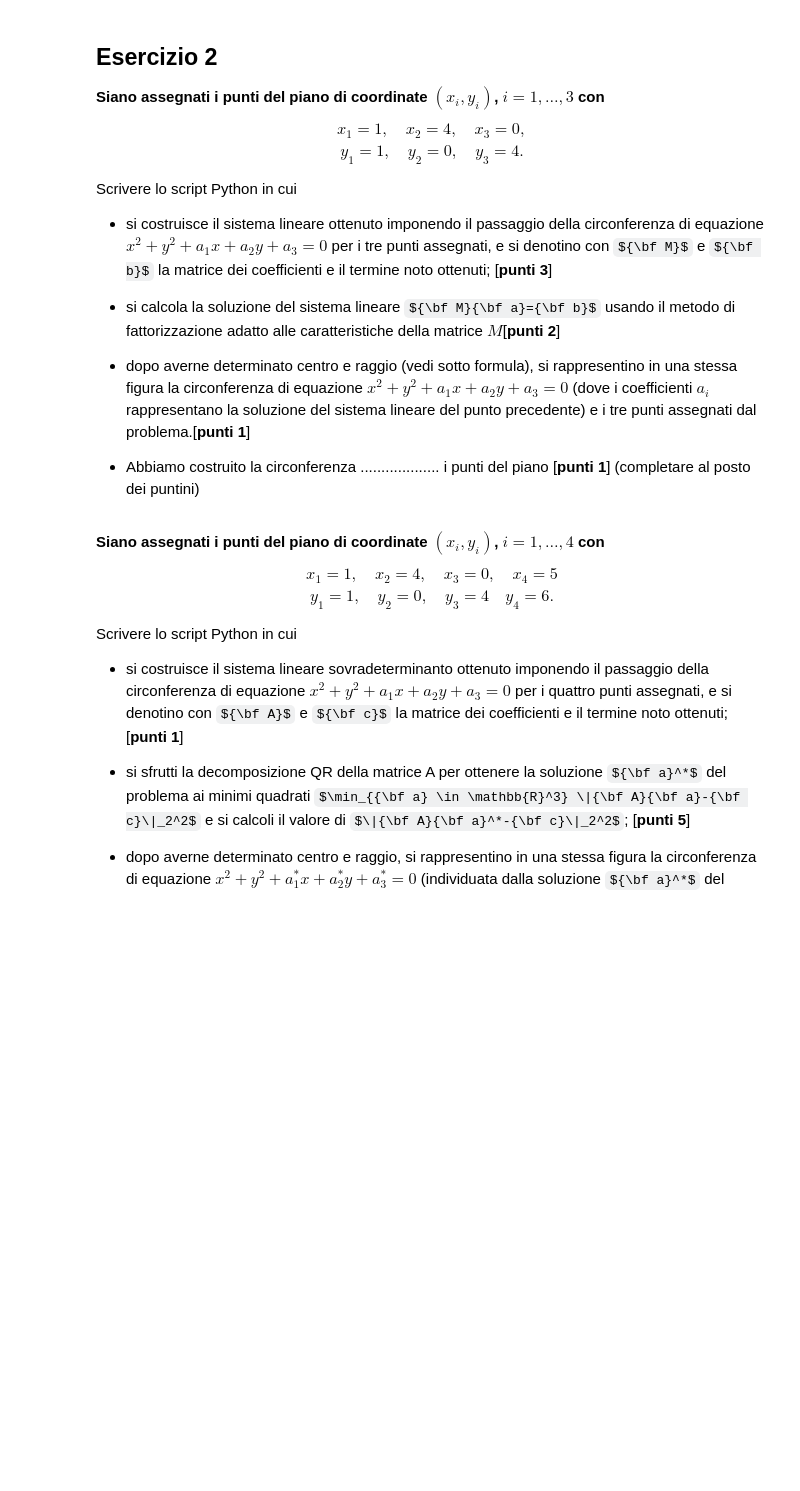
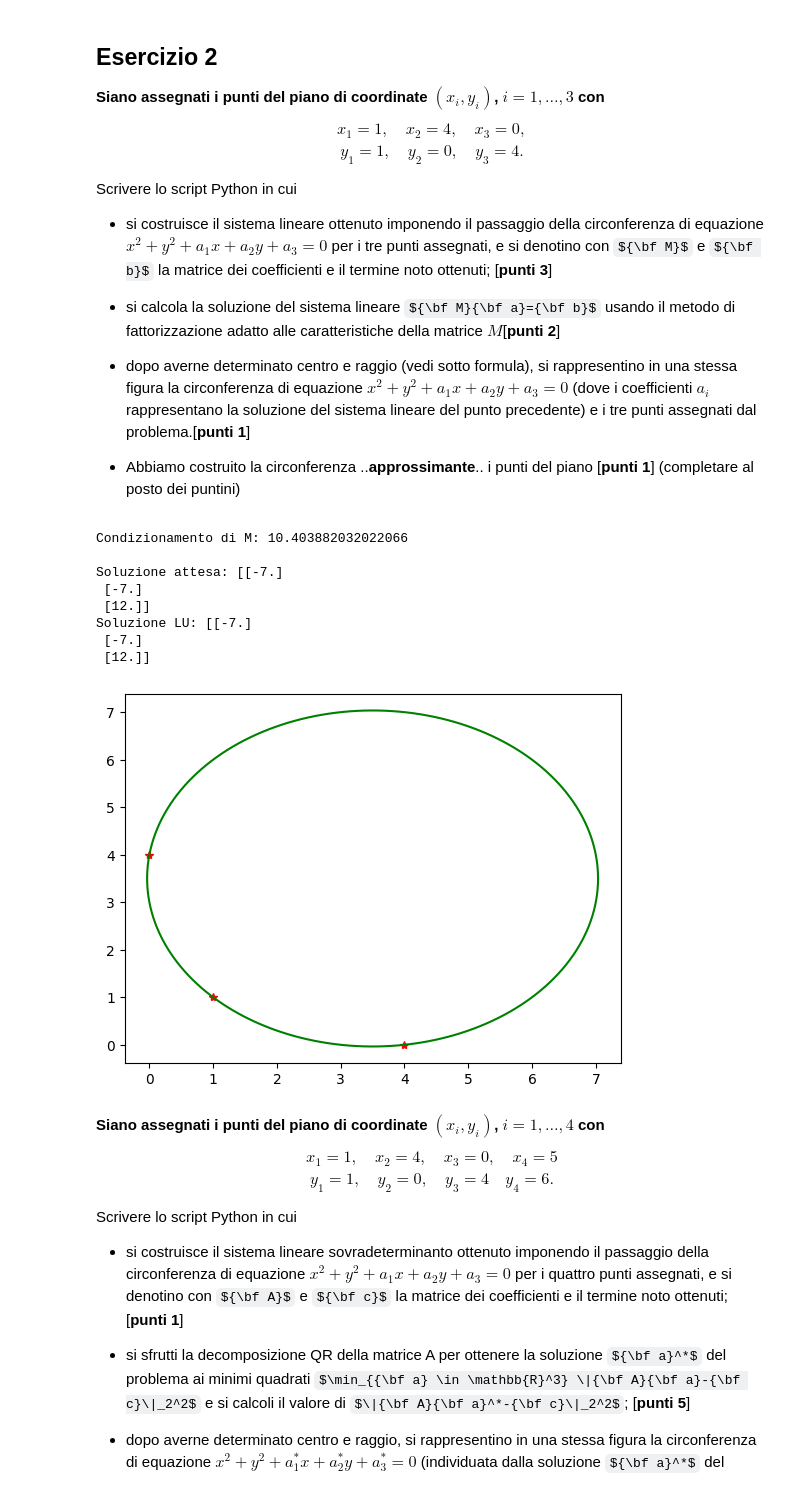
Before and after one commit to alessandrorebosio/Numerical-methods-for-AI, a Jupyter notebook: older-exams/exam-I.ipynb, the cells around one changed output. Saved outputs shown, nothing was run; the diff lists cells and outputs as text; code cells hidden in the pictures; some formulas as TeX source; blank space fills up the shorter version.

```diff
--- a/older-exams/exam-I.ipynb
+++ b/older-exams/exam-I.ipynb
@@ -61,9 +254,81 @@ Scrivere lo script Python  in cui
 - si calcola la soluzione del sistema lineare ${\bf M}{\bf a}={\bf b}$ usando il metodo di fattorizzazione adatto alle caratteristiche della matrice $M$[**punti 2**]
 
 - dopo averne determinato centro e raggio (vedi sotto formula), si rappresentino in una stessa figura la circonferenza di equazione $x^2+y^2+a_1x+a_2y+a_3=0$ (dove i coefficienti $a_i$ rappresentano la soluzione del sistema lineare del punto precedente) e i tre punti assegnati dal problema.[**punti 1**]
-- Abbiamo costruito la circonferenza  ................... i punti del piano
+- Abbiamo costruito la circonferenza  ..**approssimante**.. i punti del piano
   [**punti 1**]
   (completare al posto dei puntini)
+# %%
+import scipy.linalg as spl
+
+x = np.array([1, 4, 0, 5])
+y = np.array([1, 0, 4, 6])
+
+# [Punto 1]
+# Sostituiamo x e y all'equazione della circonferenza (per ogni "i")
+# [1] -> 1 + 1 + 1*a1 + 1*a2 + a3 = 0 ->  a1 + a2 + a3 = -2
+# [2] -> 16 + 4*a1 + a3 = 0           -> 4a1      + a3 = -16
+# [3] -> 16 + 4*a2 + a3 = 0           ->      4a2 + a3 = -16
+
+# Quindi:
+M = np.array([
+    [1, 1, 1],
+    [4, 0, 1],
+    [0, 4, 1]])
+
+b = np.array([-2, -16, -16]).reshape(3, 1)
+
+# [Punto 2]
+print("Condizionamento di M:", np.linalg.cond(M))
+print("")
+
+x = np.linalg.solve(M, b)
+print("Soluzione attesa:", x)
+
+# La matrice è ben condizionata, quadrata, piccola e densa,
+# ma non è simmetrica e def. pos., inoltre non è a diagonale dominante.
+# Usiamo quindi la fattorizzazione LU di Gauss
+PT, L, U = spl.lu(M)
+P = PT.T
+z, flag = Lsolve(L, P @ b)
+if flag == 0:
+    x, flag = Usolve(U, z)
+
+print("Soluzione LU:", x)
+
+# [Punto 3]
+a1 = x[0]
+a2 = x[1]
+a3 = x[2]
+
+cx = -a1 / 2
+cy = -a2 / 2
+
+r = np.sqrt((a1 * a1) / 4 + (a2 * a2) / 4 - a3)
+
+funx = lambda t: cx + r * np.cos(t)
+funy = lambda t: cy + r * np.sin(t)
+
+tt = np.linspace(0, np.pi * 2, 200)
+
+xx = funx(tt)
+yy = funy(tt)
+
+plt.plot(1, 1, "r*")
+plt.plot(4, 0, "r*")
+plt.plot(0, 4, "r*")
+plt.plot(xx, yy, "g-")
+
+plt.show()
+# %% [output]
+Condizionamento di M: 10.403882032022066
+
+Soluzione attesa: [[-7.]
+ [-7.]
+ [12.]]
+Soluzione LU: [[-7.]
+ [-7.]
+ [12.]]
+[figure, added]
 # %% [markdown]
 **Siano assegnati i punti del piano di coordinate $(x_i, y_i)$, $i=1,\ldots,4$ con**
 $$
```
Also changed, not shown: parts of 9 cells of this notebook, 2 other files.
